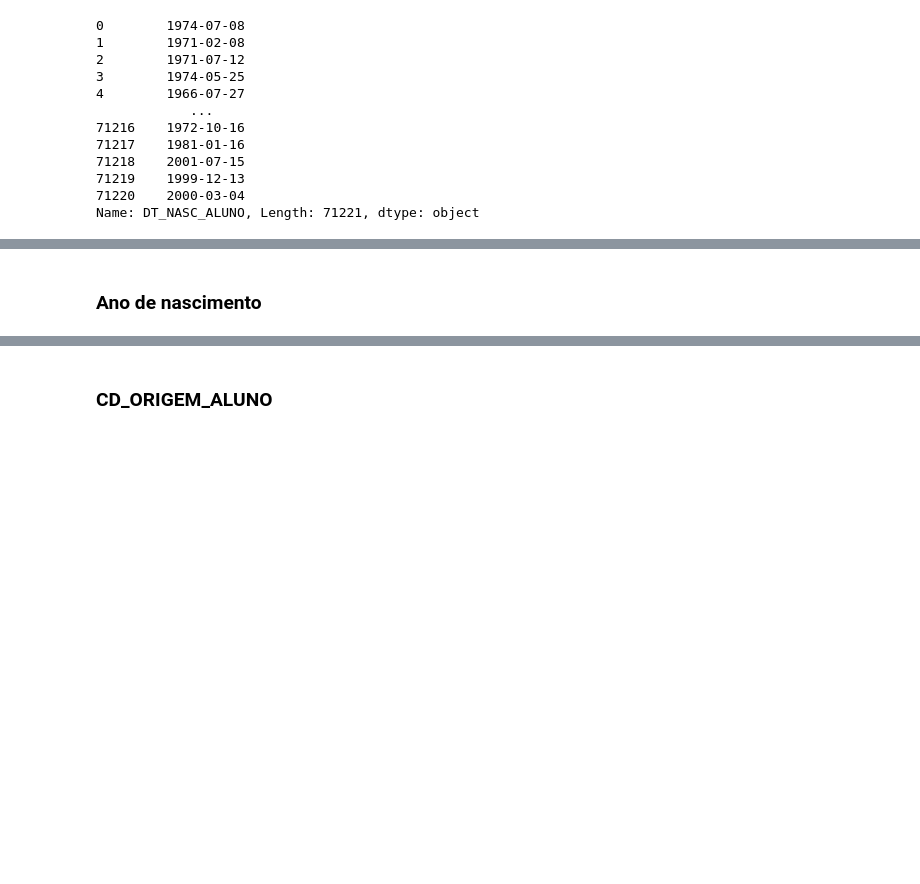
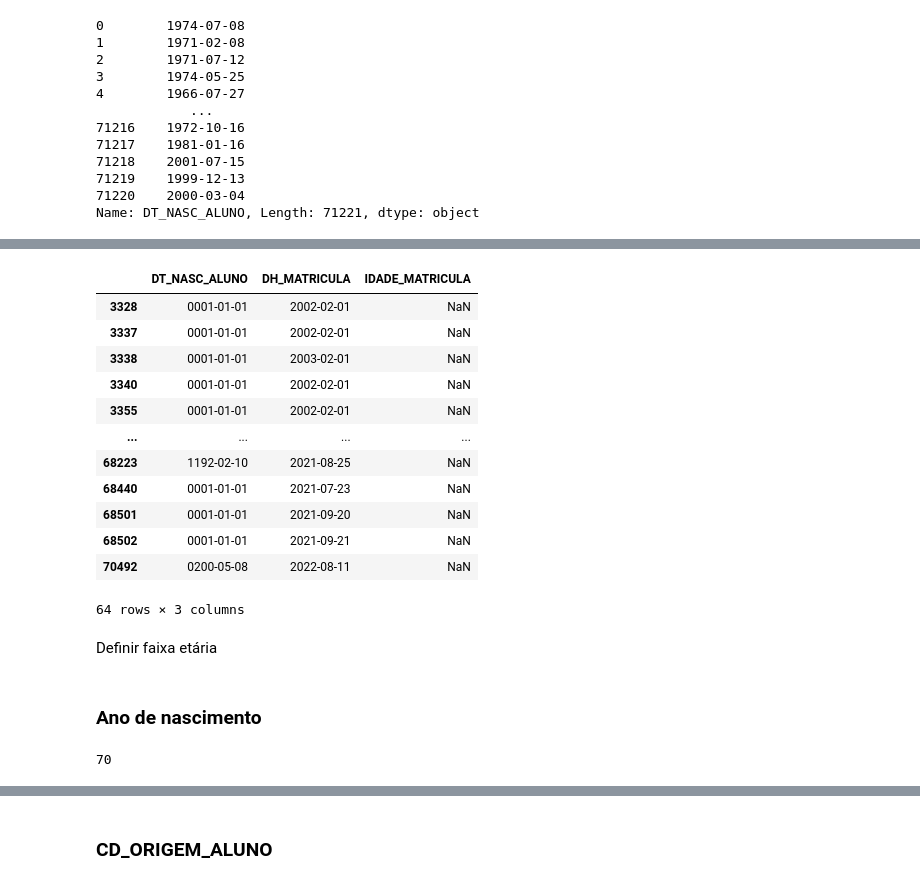
Before and after one commit to romu-lo/tcc-evasao-academica, a Jupyter notebook: limpeza.ipynb, the cells around one changed output, grey strips where cells are left out. Drawn from its saved outputs; the diff is of its cells as text; code cells hidden in the pictures; blank space fills up the shorter version.

```diff
--- a/limpeza.ipynb
+++ b/limpeza.ipynb
@@ -572,3 +594,29 @@ I      2
 V      1
 NaN    1
 Name: count, dtype: int64
+# %%
+dict_balanceamento = {'V': 57, 'I': 46, 'A':10}
+# %%
+def set_nu_semestre2_vest(linha, dict_balanceamento=dict_balanceamento):
+    if linha['NU_SEMESTRE2_VEST'] == '2':
+        return 'V'
+    elif linha['TP_INGRES_CURSO'] in transferencia:
+        return 'T'
+    elif linha['TP_INGRES_CURSO'] in portador_diploma:
+        return 'P'
+    elif not pd.isna(linha['NU_SEMESTRE2_VEST']):
+        return linha['NU_SEMESTRE2_VEST']
+    elif linha['TP_INGRES_CURSO'] in vestibular:
+        if dict_balanceamento['V'] > 0:
+            dict_balanceamento['V'] -= 1
+            return 'V'
+        elif dict_balanceamento['I'] > 0:
+            dict_balanceamento['I'] -= 1
+            return 'I'
+        elif dict_balanceamento['A'] > 0:
+            dict_balanceamento['A'] -= 1
+            return 'A'
+    elif linha['TP_INGRES_CURSO'] in convenio_cultural:
+        return 'C'
+    elif linha['TP_INGRES_CURSO'] in subjudice:
+        return 'V'
@@ -1260,4 +1365,26 @@ df_final['IDADE_MATRICULA'] = diff.apply(a)
+# %%
+df_final[pd.isna(df_final['IDADE_MATRICULA'])][['DT_NASC_ALUNO', 'DH_MATRICULA', 'IDADE_MATRICULA']]
+# %% [output]
+|  | DT_NASC_ALUNO | DH_MATRICULA | IDADE_MATRICULA |
+| 3328 | 0001-01-01 | 2002-02-01 | NaN |
+| 3337 | 0001-01-01 | 2002-02-01 | NaN |
+| 3338 | 0001-01-01 | 2003-02-01 | NaN |
+| 3340 | 0001-01-01 | 2002-02-01 | NaN |
+| 3355 | 0001-01-01 | 2002-02-01 | NaN |
+| ... | ... | ... | ... |
+| 68223 | 1192-02-10 | 2021-08-25 | NaN |
+| 68440 | 0001-01-01 | 2021-07-23 | NaN |
+| 68501 | 0001-01-01 | 2021-09-20 | NaN |
+| 68502 | 0001-01-01 | 2021-09-21 | NaN |
+| 70492 | 0200-05-08 | 2022-08-11 | NaN |
+64 rows × 3 columns
+# %% [markdown]
+Definir faixa etária
 # %% [markdown]
 ### Ano de nascimento
 # %%
 df_final['ANO_NASCIMENTO'] = df_final['DT_NASC_ALUNO'].apply(lambda x: datetime.strptime(x, '%Y-%m-%d').year)
+# %%
+df_final['ANO_NASCIMENTO'].nunique(dropna=False)
+# %% [output]
+70
```
Also changed, not shown: parts of 52 cells of this notebook, 6 other files.
